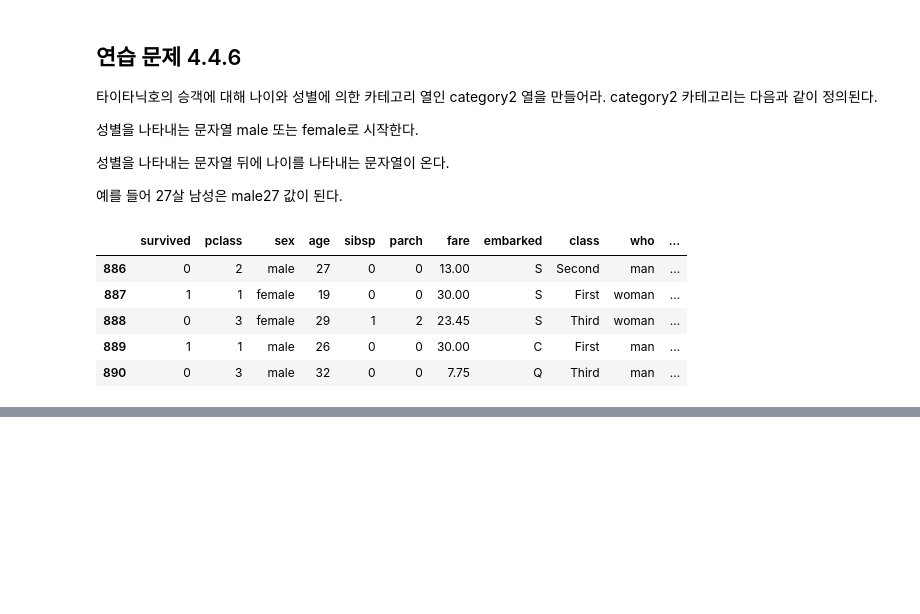
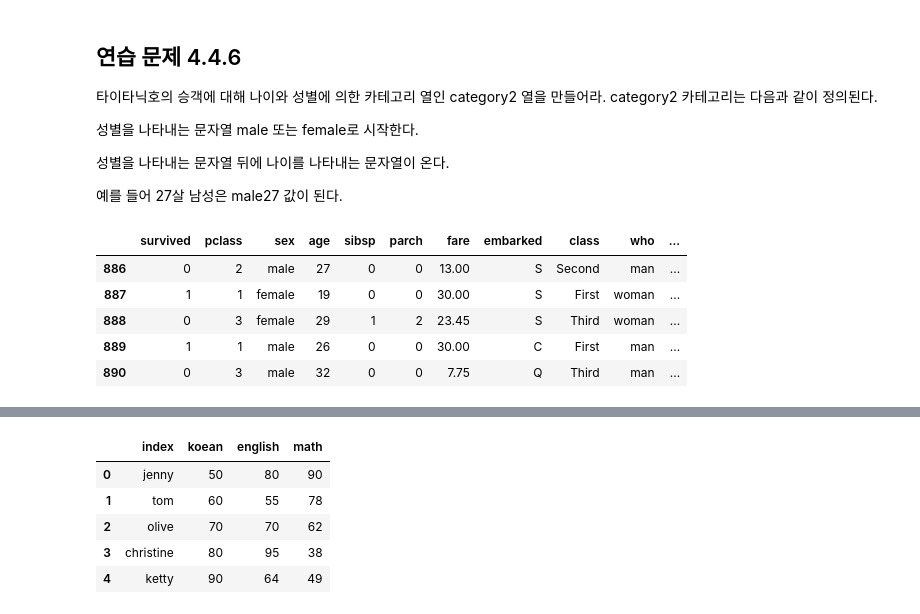
Before and after one commit to seohyunjin/Data-Analysis-2021-2, a Jupyter notebook: ch02.pandas/06_연습문제.ipynb, the cells around one changed output, grey strips where cells are left out. Saved outputs shown, nothing was run; the diff lists cells and outputs as text; code cells hidden in the pictures; blank space fills up the shorter version.

```diff
--- a/ch02.pandas/06_연습문제.ipynb
+++ b/ch02.pandas/06_연습문제.ipynb
@@ -495,0 +515,6 @@ https://datascienceschool.net/01%20python/04.04%20%EB%8D%B0%EC%9D%B4%ED%84%B0%ED
+# %%
+# 1) 데이터프레임 df_score1 을 생성
+df_score1 = pd.DataFrame({'koean':[50,60,70,80,90],
+    'english':[80,55,70,95,64],
+    'math':[90,78,62,38,49]})
+df_score1
@@ -495,0 +528,6 @@ https://datascienceschool.net/01%20python/04.04%20%EB%8D%B0%EC%9D%B4%ED%84%B0%ED
+# %%
+#2)df_score1.index 속성에 학생 이름을 나타내는 열을 지정하여 인덱스를 지정
+index = ['jenny','tom','olive','christine','ketty']
+
+df_score1.index = index
+df_score1
@@ -495,0 +541,11 @@ https://datascienceschool.net/01%20python/04.04%20%EB%8D%B0%EC%9D%B4%ED%84%B0%ED
+# %%
+#3) reset_index 명령으로 이 인덱스 열을 명령으로 일반 데이터열로 바꾸여 데이터프레임 df_score2 생성
+df_score1.reset_index(inplace= True)
+df_score1
+# %% [output]
+|  | index | koean | english | math |
+| 0 | jenny | 50 | 80 | 90 |
+| 1 | tom | 60 | 55 | 78 |
+| 2 | olive | 70 | 70 | 62 |
+| 3 | christine | 80 | 95 | 38 |
+| 4 | ketty | 90 | 64 | 49 |
```
Also changed, not shown: parts of 21 cells of this notebook.
